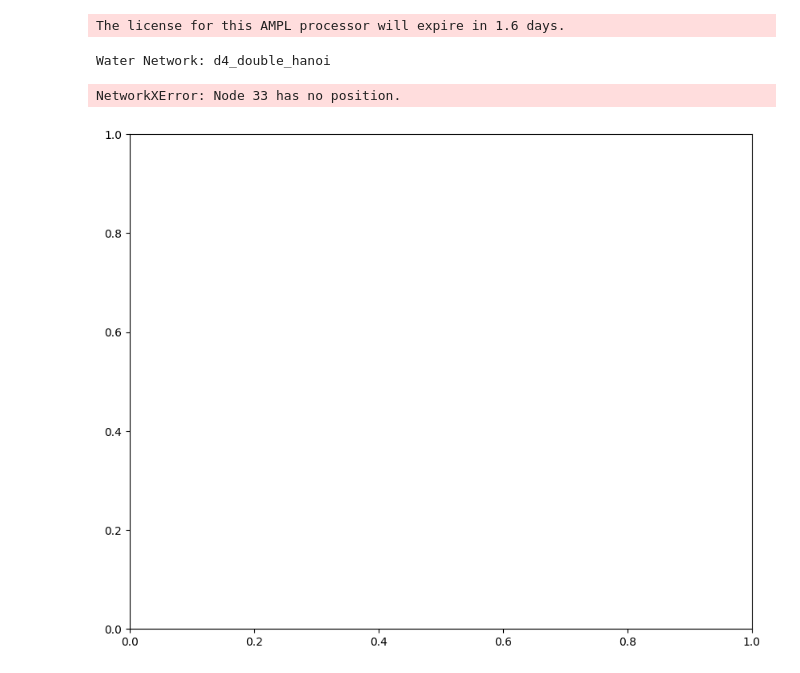
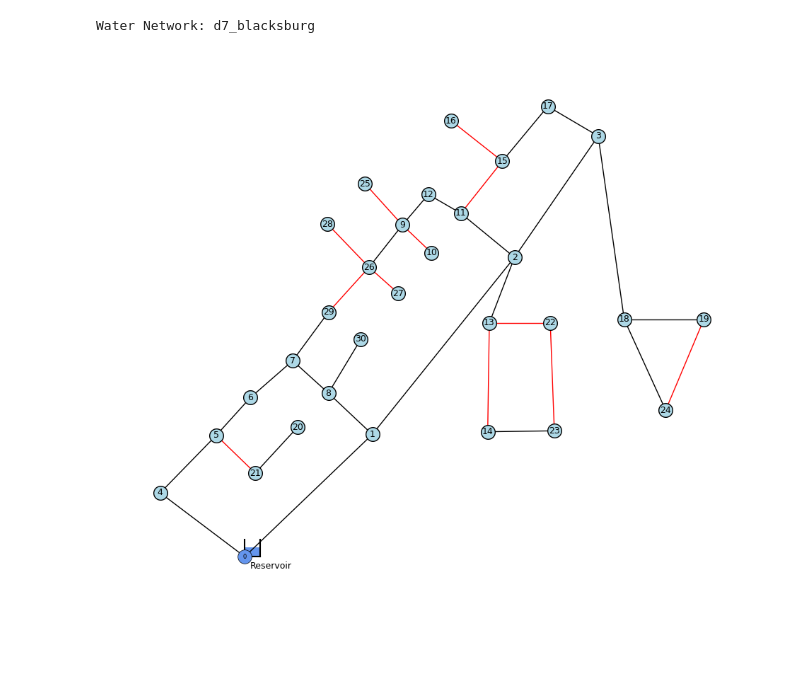
Before and after one commit to nitish-dumoliya/waterNetwork, a Jupyter notebook: wdnd/model/waternetworkplot.ipynb, the cells around one changed output. Cells and saved outputs as stored; diff of their text form; code cells hidden in the pictures; blank space fills up the shorter version.

Commit message:
add code for fixarcs for different color in plot

```diff
--- a/wdnd/model/waternetworkplot.ipynb
+++ b/wdnd/model/waternetworkplot.ipynb
@@ -39,6 +39,7 @@ class WaterNetworkOptimizer:
         self.best_acyclic_flow = None
         self.number_of_nlp = 0
 
+
     def load_model(self):
         """Load the model and data."""
         self.ampl.reset()
@@ -49,6 +50,8 @@ class WaterNetworkOptimizer:
         self.source = self.ampl.getSet('Source')
         self.arcs = self.ampl.getSet('arcs')
         self.pipes = self.ampl.getSet('pipes')
+        if self.ampl.getSet('fixarcs'):
+            self.fixarcs = self.ampl.getSet('fixarcs')
 
         self.L = self.ampl.getParameter('L').to_dict()
         self.D = self.ampl.getParameter('D').to_dict()
@@ -159,7 +162,7 @@ class WaterNetworkOptimizer:
 
         cost = {}
 
-        plt.figure(figsize=(10, 8))
+        plt.figure(figsize=(12, 10))
         cmap = plt.cm.plasma
 
         source = list(self.ampl.getSet('Source'))
@@ -172,8 +175,12 @@ class WaterNetworkOptimizer:
         # === Draw labels for regular nodes only ===
         nx.draw_networkx_labels(self.network_graph, pos, font_size=9, labels={n: n for n in draw_nodes})
         # === Draw all edges ===
-        nx.draw_networkx_edges(self.network_graph, pos, edgelist=self.network_graph.edges,
+        regular_edges = [e for e in self.network_graph.edges if e not in self.fixarcs]
+        nx.draw_networkx_edges(self.network_graph, pos, edgelist=regular_edges,
                                arrowstyle="->", arrowsize=12, edge_color='black', arrows=False)
+        fixedge_list = self.fixarcs
+        nx.draw_networkx_edges(self.network_graph, pos, edgelist=list(self.fixarcs),
+                               arrowstyle="->", arrowsize=12, edge_color='red', arrows=False)
 
         # === Draw tanks (reservoirs) behind source nodes ===
         for s_node in source:
@@ -243,37 +250,35 @@ class WaterNetworkOptimizer:
         self.l = self.ampl.getVariable('l').getValues().to_dict()
         self.q = self.ampl.getVariable('q').getValues().to_dict()
         self.h = self.ampl.getVariable('h').getValues().to_dict()
         self.network_graph = self.generate_random_acyclic_from_solution(self.q)
         self.plot_graph()
         elapsed_time = time.time() - self.start_time
 
 if __name__ == "__main__":
     data_list = [
         "d1_bessa",
         "d2_shamir",
         "d3_hanoi",
         "d4_double_hanoi",
         "d5_triple_hanoi",
         "d6_newyork",
         "d7_blacksburg",
         "d8_fossolo_iron",
         "d9_fossolo_poly_0",
         "d10_fossolo_poly_1",
         "d11_kadu",
         "d12_pescara",
         "d13_modena",
         "d14_balerma",
     ]
 
-    data_number = 4 - 1
+    data_number = 7 - 1
     input_data_file = f"/home/nitishdumoliya/waterNetwork/wdnd/data/{data_list[(data_number)]}.dat"
     print("Water Network:", data_list[(data_number)],"\n")
-    optimizer = WaterNetworkOptimizer("wdnmodel.mod", input_data_file, data_number, data_list)
+    # optimizer = WaterNetworkOptimizer("wdnmodel.mod", input_data_file, data_number, data_list)
     # optimizer = WaterNetworkOptimizer("newyork_model.mod", input_data_file, data_number, data_list)
-    # optimizer = WaterNetworkOptimizer("blacksburg_model.mod", input_data_file, data_number, data_list)
+    optimizer = WaterNetworkOptimizer("blacksburg_model.mod", input_data_file, data_number, data_list)
     optimizer.run()
 # %% [output]
-The license for this AMPL processor will expire in 1.6 days.
+Water Network: d7_blacksburg
-Water Network: d4_double_hanoi
-NetworkXError: Node 33 has no position.
-[figure, old version]
+[figure, new version]
```
